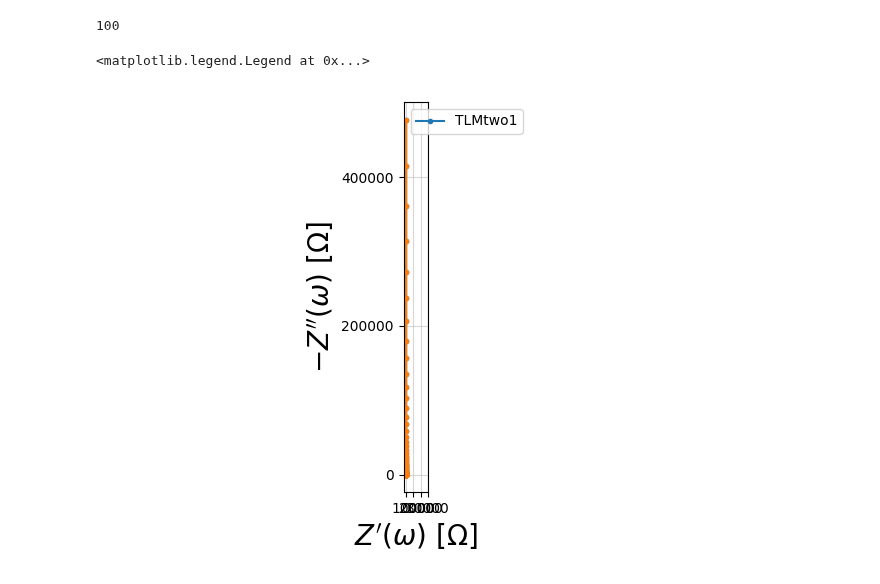
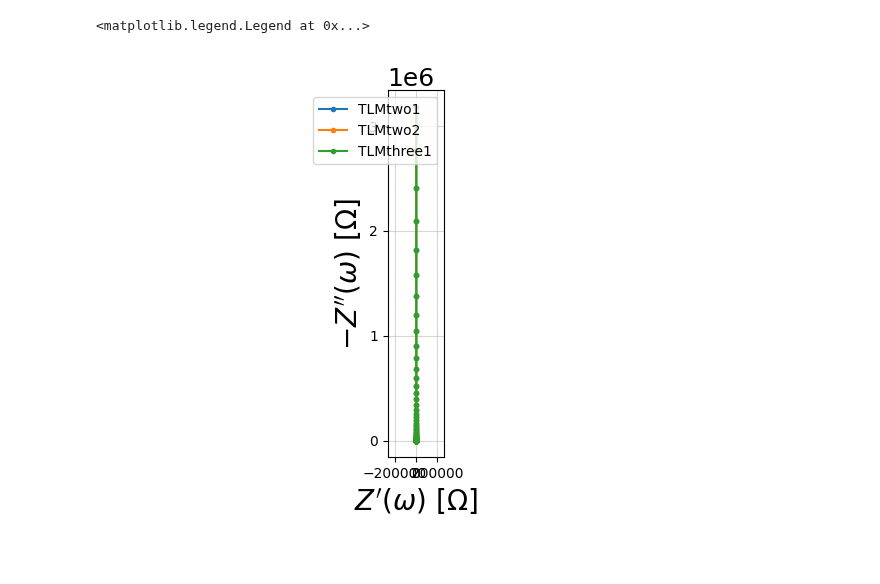
Before and after one commit to Yugal0/fitting-eis-inhomo-electrode, a Jupyter notebook: python/The final/final.ipynb, the cells around one changed output. Saved outputs shown, nothing was run; the diff lists cells and outputs as text; code cells hidden in the pictures.

```diff
--- a/python/The final/final.ipynb
+++ b/python/The final/final.ipynb
@@ -190,51 +190,54 @@ def TLMilinzert(p,f):
     return Z
 # %%
 freq=np.logspace(-3,3,100)
-c_two=CustomCircuit(initial_guess=[4.84427703731386*194.568635307909,4.84427703731386*194.568635307909*0.000667132907953061,2.30359676371043*194.568635307909*0.000667132907953061,0.200407010357445,1],circuit="TLMtwo1")
+# c_two1=CustomCircuit(initial_guess=[4.84427703731386*194.568635307909,4.84427703731386*194.568635307909*0.000667132907953061,2.30359676371043*194.568635307909*0.000667132907953061,0.200407010357445,1],circuit="TLMtwo1")
+c_two1=CustomCircuit(initial_guess=[6000,0.6,0.2,0.200407010357445,1],circuit="TLMtwo1")
+c_two2=CustomCircuit(initial_guess=[2000,0.2,0.6,0.200407010357445,1],circuit="TLMtwo2")
 # c_two2=CustomCircuit(initial_guess=[1000,0.02,0.1,0.2063,1],circuit="TLMtwo2")
 # c_two3=CustomCircuit(initial_guess=[1000,0.02,0.06,0.2063,1],circuit="TLMtwo3")
 
-# c_three1=CustomCircuit(initial_guess=[1000,6,2,2,0.2063,0.7,1],circuit="TLMthree1")
-# c_three2=CustomCircuit(initial_guess=[1000,6,2,2,0.2063,0.1,1],circuit="TLMthree2")
+c_three1=CustomCircuit(initial_guess=[6000,0.6,0.2,0.2,0.200407010357445,0.7,1],circuit="TLMthree1")
+#c_three2=CustomCircuit(initial_guess=[2000,6,2,2,0.2063,0.1,1],circuit="TLMthree2")
 # c_lin=CustomCircuit(initial_guess=[1000,1,5,0.8],circuit="TLMlin")
 # c_lin_zert=CustomCircuit(initial_guess=[1000,1,5,0.8],circuit="TLMlinzert")
 # c_ilin=CustomCircuit(initial_guess=[1000,1,5,0.8],circuit="TLMilin")
 # c_ilin_zert=CustomCircuit(initial_guess=[1000,1,5,0.8],circuit="TLMilinzert")
 
-c_all=[c_two]
+c_all=[c_two1,c_two2,c_three1]
 # , c_three1, c_three2, c_lin, c_lin_zert,c_ilin,c_ilin_zert]
 
-z_two=c_two.predict(freq)
-# z_two2=c_two2.predict(freq)
+z_two1=c_two1.predict(freq)
+z_two2=c_two2.predict(freq)
 # z_two3=c_two3.predict(freq)
 
-# z_three1=c_three1.predict(freq)
+z_three1=c_three1.predict(freq)
 # z_three2=c_three2.predict(freq)
 # z_lin=c_lin.predict(freq)
 # z_lin_zert=c_lin_zert.predict(freq)
 # z_ilin=c_ilin.predict(freq)
 # z_ilin_zert=c_ilin_zert.predict(freq)
 
 # z_all=[z_two,z_three, z_lin, z_lin_zert, z_ilin, z_ilin_zert]
-z_all=[z_two]
+z_all=[z_two1,z_two2,z_three1]
 
 fig, ax=plt.subplots()
 for c,z in zip(c_all,z_all):
     plot_nyquist(Z=z,ax=ax,label=c.circuit)
 
 basu_data=pd.read_excel("basudev 2step validation data.xlsx",header=None)
 basu_data=basu_data.to_numpy()
 
 z_basu_real=basu_data[:,0]
 z_basu_imag=basu_data[:,1]
 z_basu=z_basu_real+1j*z_basu_imag
-plot_nyquist(Z=z_basu,ax=ax)
-print(len(z_basu))
+# plot_nyquist(Z=z_basu,ax=ax)
 
-ax.set_xlim(-3000,30000+np.max(np.real(z_two)))
+
+ax.set_xlim(-100*np.max(np.real(z_two2)),100*np.max(np.real(z_two2)))
 plt.tight_layout()
 plt.legend()
+
+#give_chi_square_by_N(z_two1,z_two2)
 # %% [output]
-100
+<matplotlib.legend.Legend at 0x...>
-<matplotlib.legend.Legend at 0x...>
-[figure, old version]
+[figure, new version]
```
Also changed, not shown: parts of 3 cells of this notebook, 1 other file.
